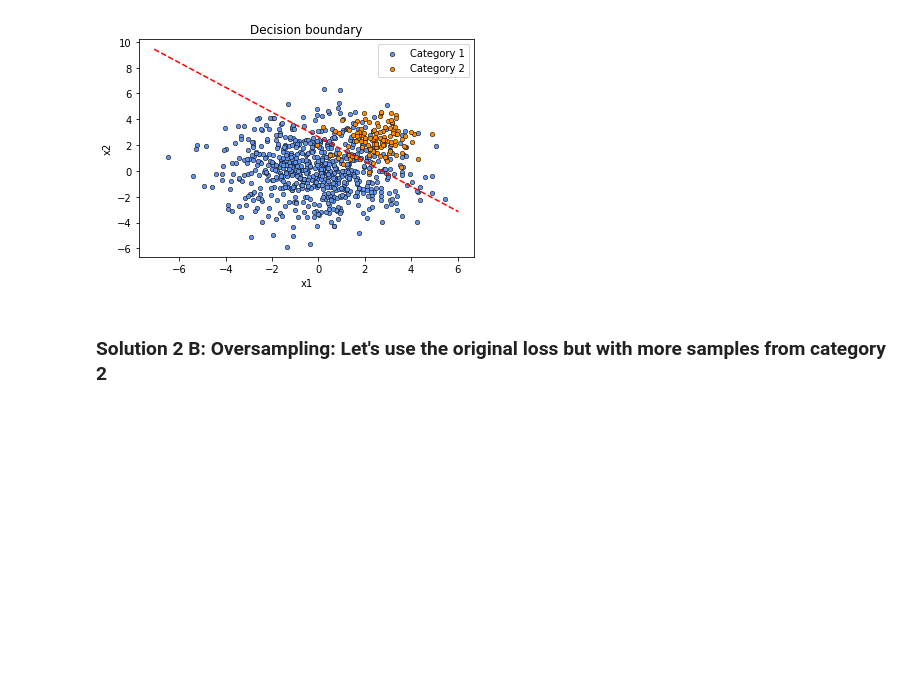
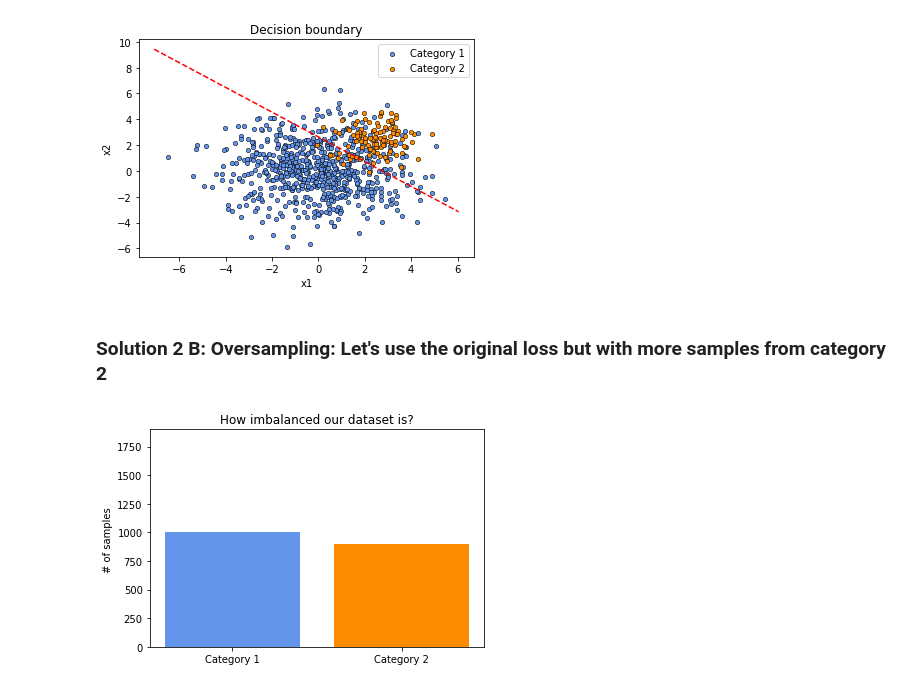
Before and after one commit to mike576/notenoughdata, a Jupyter notebook: Not_Enough_Data.ipynb, the cells around one changed output. Cells and saved outputs as stored; diff of their text form; code cells hidden in the pictures; blank space fills up the shorter version.

```diff
--- a/Not_Enough_Data.ipynb
+++ b/Not_Enough_Data.ipynb
@@ -368,9 +372,16 @@ show_decision_boundary(final_slope,final_intercept)
 ### Solution 2 B: Oversampling: Let's use the original loss but with more samples from category 2
 # %%
 all_minority_samples=xdata[xdata['category']==minority_class_flag]
-oversampled_data=xdata.append(all_minority_samples)
+oversampled_data=xdata.copy()
+for i in range(5):
+    oversampled_data=oversampled_data.append(all_minority_samples)
 
-data=undersampled_data.copy()
+
+data=oversampled_data.copy()
 y=data.pop('category')
 X=data
-x_train_u, x_eval_u, y_train_u, y_eval_u = train_test_split(X,y,test_size=0.3, random_state = 42)
+x_train_o, x_eval_o, y_train_o, y_eval_o = train_test_split(X,y,test_size=0.3, random_state = 42)
+# %%
+show_balance_of_classes(oversampled_data)
+# %% [output]
+[figure, added]
```
Also changed, not shown: parts of 7 cells of this notebook.
